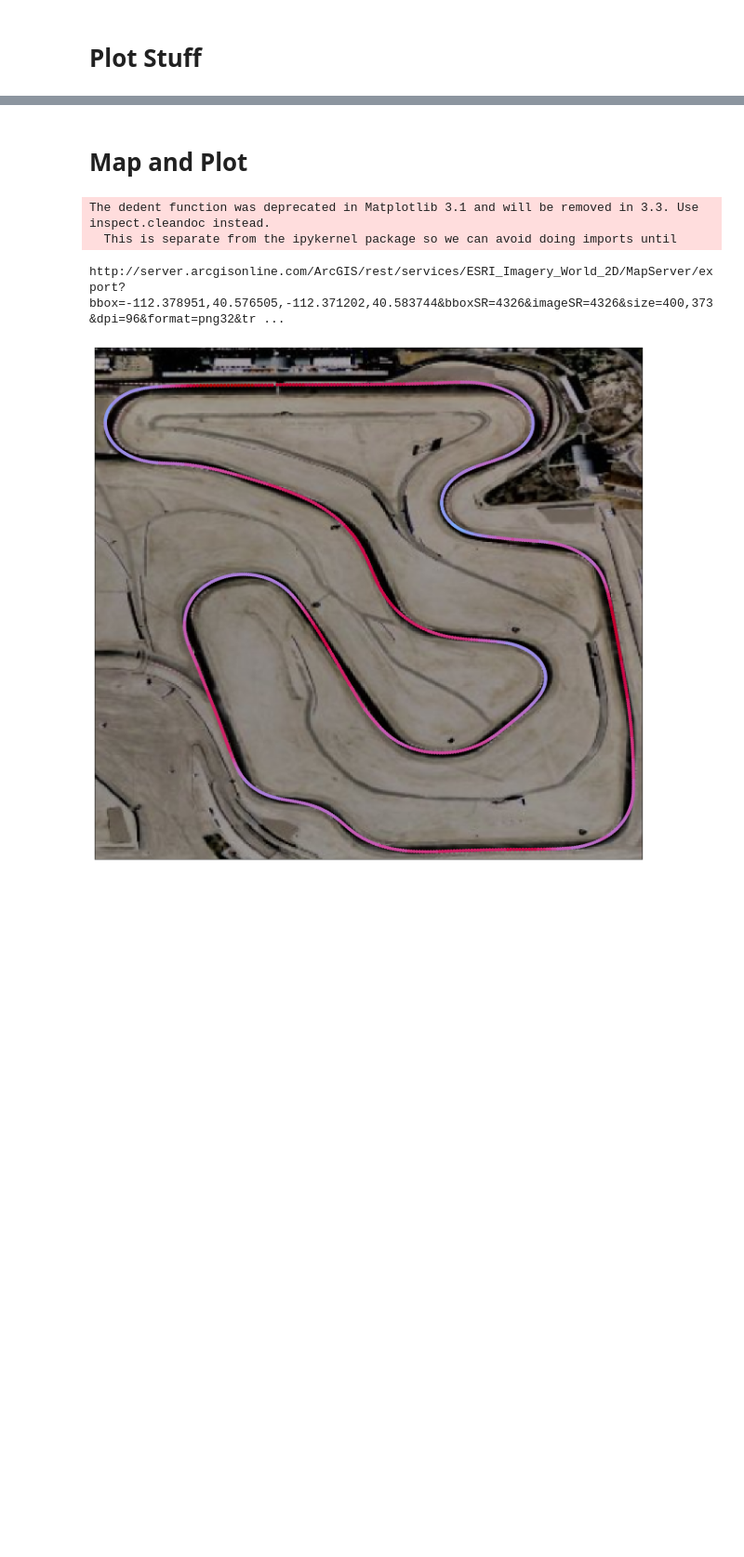
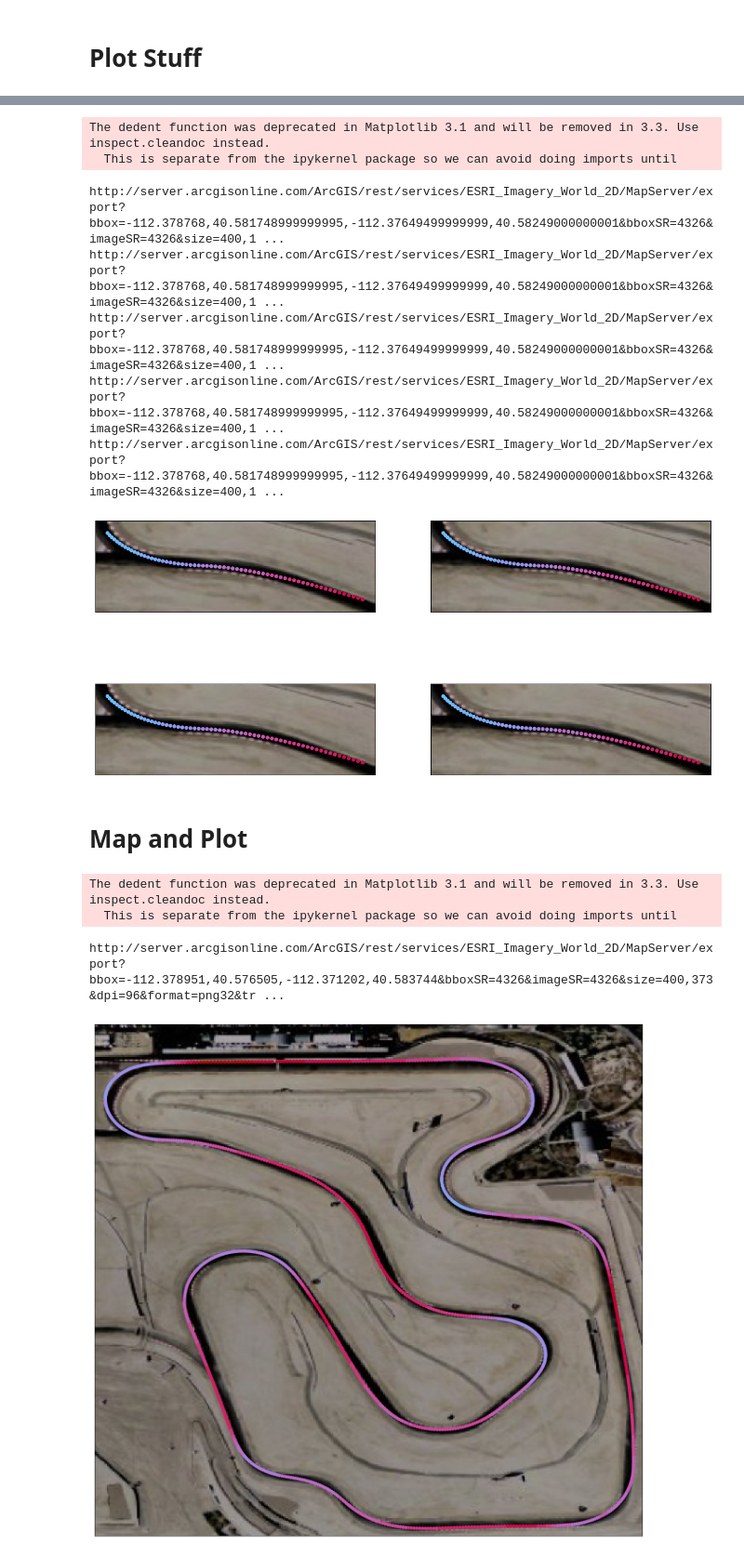
Before and after one commit to bruggles/racing_data, a Jupyter notebook: race_data.ipynb, the cells around one changed output, grey strips where cells are left out. Shown at 93% size. Cells and saved outputs as stored; diff of their text form; code cells hidden in the pictures; blank space fills up the shorter version.

Commit message:
small multiples working with dropdowns

```diff
--- a/race_data.ipynb
+++ b/race_data.ipynb
@@ -249,12 +350,2 @@ corner_times
 # %% [markdown]
 # Plot Stuff
-# %%
-#plot bound creation
-def plot_bounds(lat_column,lon_column,adder = .0001):
-    lat_min = lat_column.min()-adder
-    lat_max = lat_column.max()+adder
-    lon_min = lon_column.min()-adder
-    lon_max = lon_column.max()+adder
-    return lat_min, lat_max, lon_min, lon_max
-
-lat_min, lat_max, lon_min, lon_max = plot_bounds(rd_clean['lattitude'],rd_clean['longitude'])
@@ -321,3 +352,24 @@ one_lap
+# %%
+# Small Multiples
+plt.figure(figsize=(20, 10), dpi=80)
+map = Basemap(llcrnrlon=lon_min,urcrnrlon=lon_max,llcrnrlat=lat_min,urcrnrlat=lat_max,resolution = 'c')
+map.arcgisimage(service='ESRI_Imagery_World_2D', verbose= True)
+item = 0
+for data in vis_df_list:
+    item += 1
+    plt.subplot(2,2,item)
+    plt.scatter(data['longitude'],data['lattitude'], c=data['speed_gradient'])
+    map.arcgisimage(service='ESRI_Imagery_World_2D', verbose= True)
+plt.show()
+# %% [output]
+The dedent function was deprecated in Matplotlib 3.1 and will be removed in 3.3. Use inspect.cleandoc instead.
+  This is separate from the ipykernel package so we can avoid doing imports until
+http://server.arcgisonline.com/ArcGIS/rest/services/ESRI_Imagery_World_2D/MapServer/export?bbox=-112.378768,40.581748999999995,-112.37649499999999,40.58249000000001&bboxSR=4326&imageSR=4326&size=400,1 ...
+http://server.arcgisonline.com/ArcGIS/rest/services/ESRI_Imagery_World_2D/MapServer/export?bbox=-112.378768,40.581748999999995,-112.37649499999999,40.58249000000001&bboxSR=4326&imageSR=4326&size=400,1 ...
+http://server.arcgisonline.com/ArcGIS/rest/services/ESRI_Imagery_World_2D/MapServer/export?bbox=-112.378768,40.581748999999995,-112.37649499999999,40.58249000000001&bboxSR=4326&imageSR=4326&size=400,1 ...
+http://server.arcgisonline.com/ArcGIS/rest/services/ESRI_Imagery_World_2D/MapServer/export?bbox=-112.378768,40.581748999999995,-112.37649499999999,40.58249000000001&bboxSR=4326&imageSR=4326&size=400,1 ...
+http://server.arcgisonline.com/ArcGIS/rest/services/ESRI_Imagery_World_2D/MapServer/export?bbox=-112.378768,40.581748999999995,-112.37649499999999,40.58249000000001&bboxSR=4326&imageSR=4326&size=400,1 ...
+[figure, added]
 # %% [markdown]
 # Map and Plot
 # %%
```
Also changed, not shown: parts of 16 cells of this notebook.
